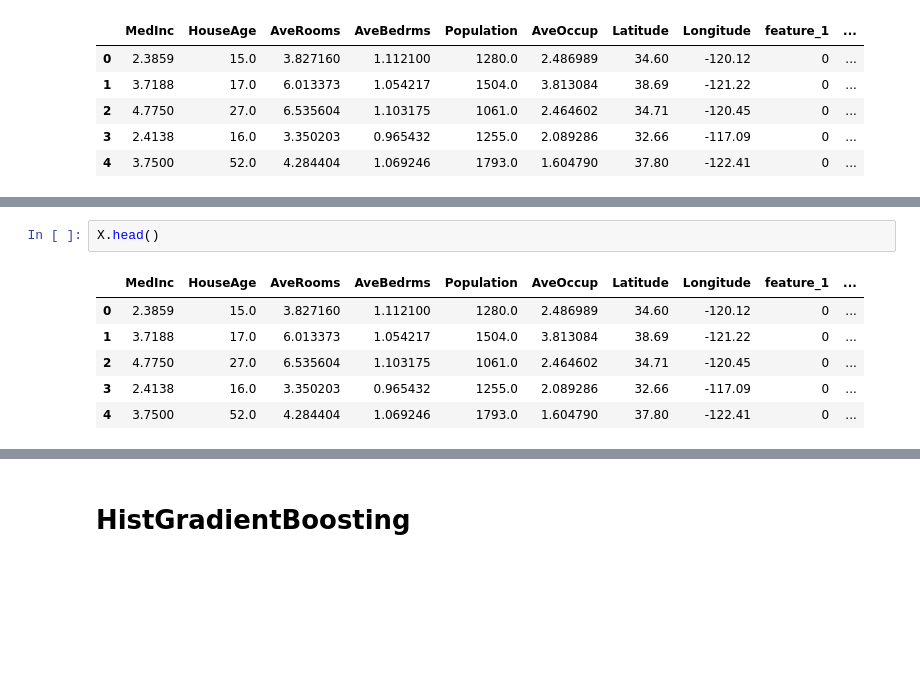
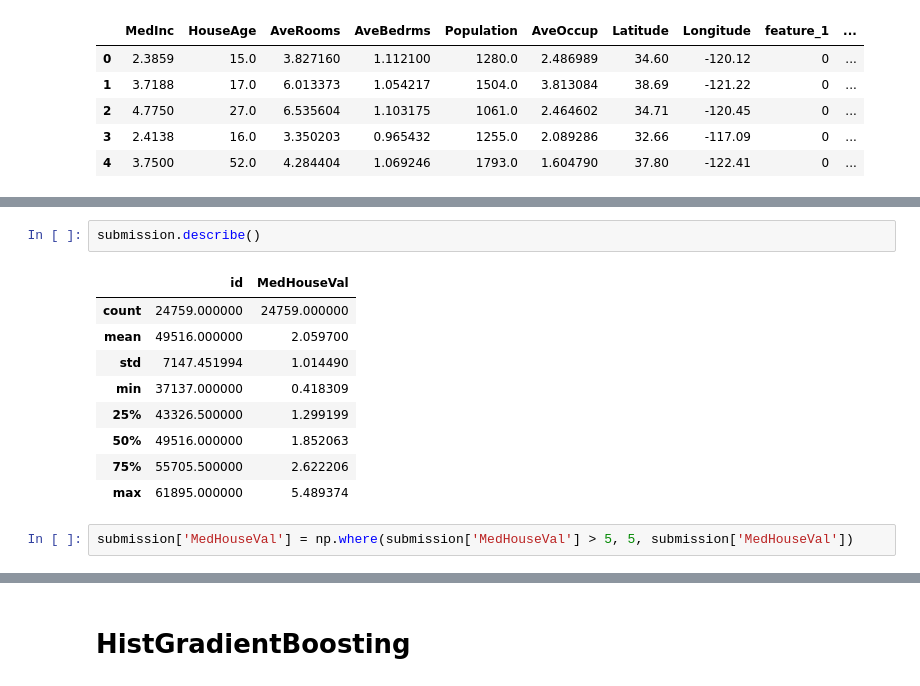
Before and after one commit to Analytics-Data-Science-and-Tech/Analytics_Data_Science, a Jupyter notebook: Tabular-Playground-Series/Tabular-Playground-Jan-2023/Ep1/Feature_Engineering.ipynb, the cells around one changed output, grey strips where cells are left out. Saved outputs shown, nothing was run; the diff lists cells and outputs as text; blank space fills up the shorter version.

```diff
--- a/Tabular-Playground-Series/Tabular-Playground-Jan-2023/Ep1/Feature_Engineering.ipynb
+++ b/Tabular-Playground-Series/Tabular-Playground-Jan-2023/Ep1/Feature_Engineering.ipynb
@@ -330,9 +330,14 @@ submission.head()
-# %%
-X.head()
-# %% [output]
-|  | MedInc | HouseAge | AveRooms | AveBedrms | Population | AveOccup | Latitude | Longitude | feature_1 | ... |
-| 0 | 2.3859 | 15.0 | 3.827160 | 1.112100 | 1280.0 | 2.486989 | 34.60 | -120.12 | 0 | ... |
-| 1 | 3.7188 | 17.0 | 6.013373 | 1.054217 | 1504.0 | 3.813084 | 38.69 | -121.22 | 0 | ... |
-| 2 | 4.7750 | 27.0 | 6.535604 | 1.103175 | 1061.0 | 2.464602 | 34.71 | -120.45 | 0 | ... |
-| 3 | 2.4138 | 16.0 | 3.350203 | 0.965432 | 1255.0 | 2.089286 | 32.66 | -117.09 | 0 | ... |
-| 4 | 3.7500 | 52.0 | 4.284404 | 1.069246 | 1793.0 | 1.604790 | 37.80 | -122.41 | 0 | ... |
+# %%
+submission.describe()
+# %% [output]
+|  | id | MedHouseVal |
+| count | 24759.000000 | 24759.000000 |
+| mean | 49516.000000 | 2.059700 |
+| std | 7147.451994 | 1.014490 |
+| min | 37137.000000 | 0.418309 |
+| 25% | 43326.500000 | 1.299199 |
+| 50% | 49516.000000 | 1.852063 |
+| 75% | 55705.500000 | 2.622206 |
+| max | 61895.000000 | 5.489374 |
+# %%
+submission['MedHouseVal'] = np.where(submission['MedHouseVal'] > 5, 5, submission['MedHouseVal'])
```
Also changed, not shown: parts of 9 cells of this notebook.
